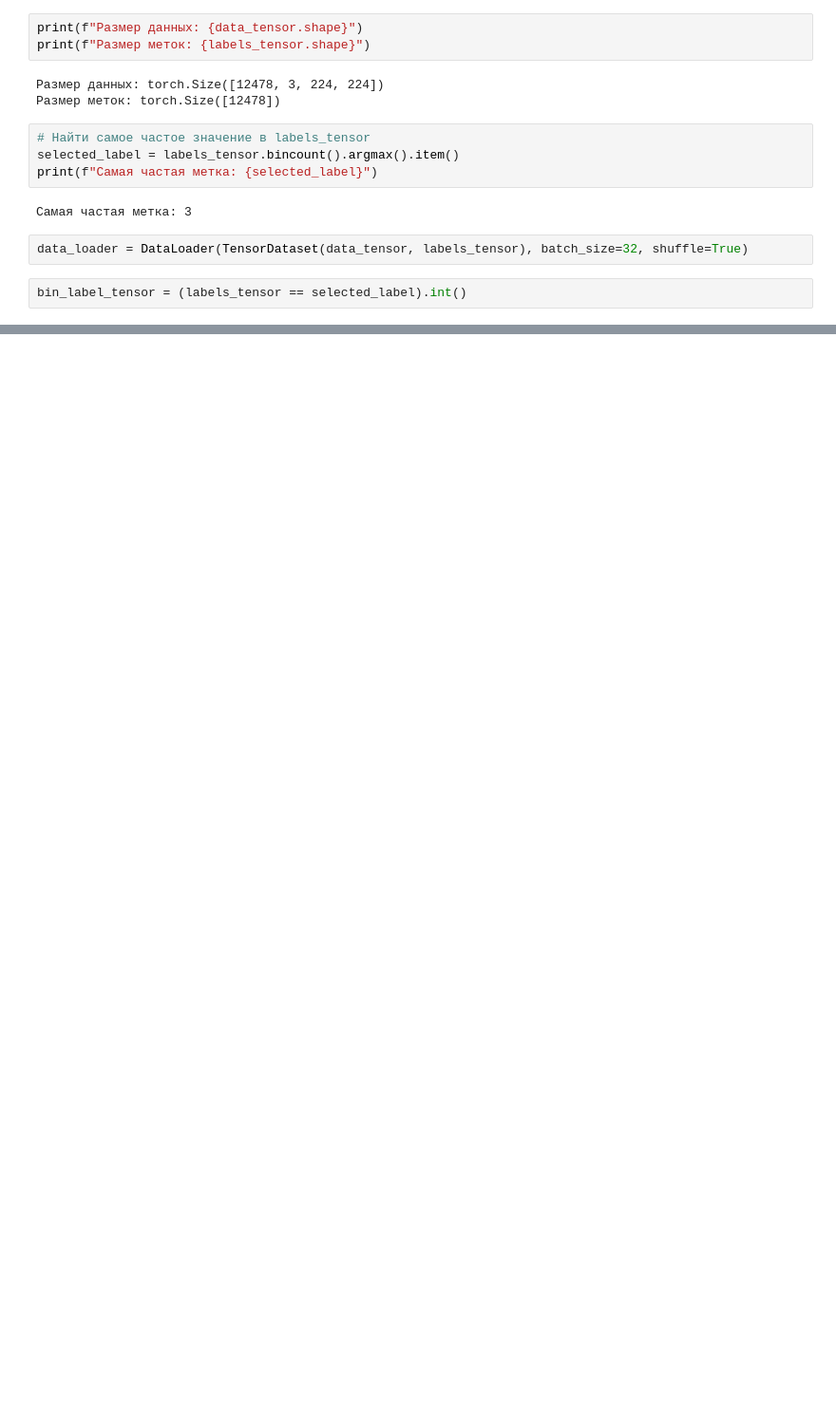
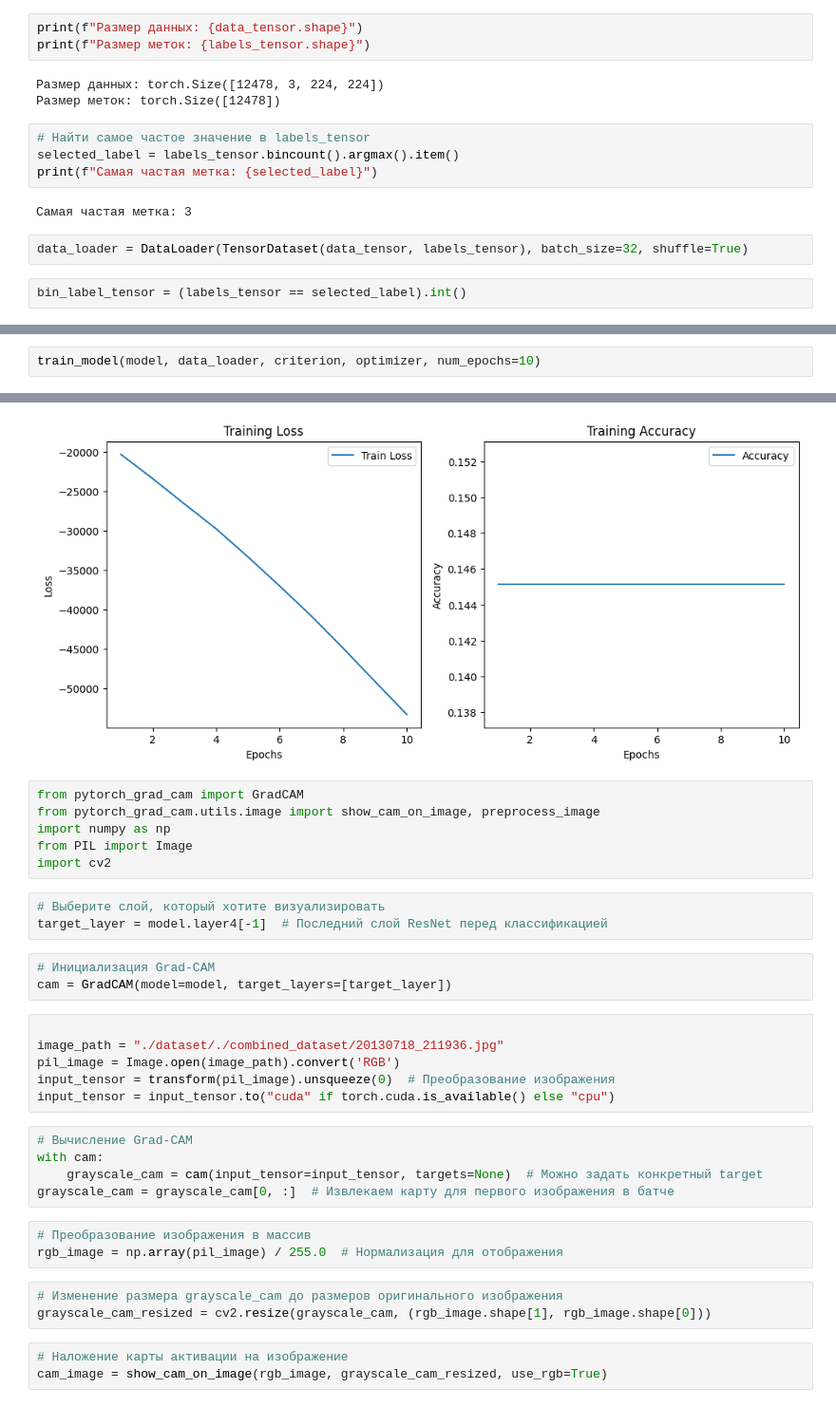
Before and after one commit to ark2016/AKG-course-work, a Jupyter notebook: experiment.ipynb, the cells around one changed output, grey strips where cells are left out. Shown at 95% size. Drawn from its saved outputs; the diff is of its cells as text; blank space fills up the shorter version.

```diff
--- a/experiment.ipynb
+++ b/experiment.ipynb
@@ -143,0 +230,3 @@ model = model.to("cuda" if torch.cuda.is_available() else "cpu")
+# %%
+train_model(model, data_loader, criterion, optimizer, num_epochs=10)
+# %% [output]
@@ -143,0 +243,33 @@ model = model.to("cuda" if torch.cuda.is_available() else "cpu")
+[figure, added]
+# %%
+from pytorch_grad_cam import GradCAM
+from pytorch_grad_cam.utils.image import show_cam_on_image, preprocess_image
+import numpy as np
+from PIL import Image
+import cv2
+# %%
+# Выберите слой, который хотите визуализировать
+target_layer = model.layer4[-1]  # Последний слой ResNet перед классификацией
+# %%
+# Инициализация Grad-CAM
+cam = GradCAM(model=model, target_layers=[target_layer])
+# %%
+
+image_path = "./dataset/./combined_dataset/20130718_211936.jpg"
+pil_image = Image.open(image_path).convert('RGB')
+input_tensor = transform(pil_image).unsqueeze(0)  # Преобразование изображения
+input_tensor = input_tensor.to("cuda" if torch.cuda.is_available() else "cpu")
+# %%
+# Вычисление Grad-CAM
+with cam:
+    grayscale_cam = cam(input_tensor=input_tensor, targets=None)  # Можно задать конкретный target
+grayscale_cam = grayscale_cam[0, :]  # Извлекаем карту для первого изображения в батче
+# %%
+# Преобразование изображения в массив
+rgb_image = np.array(pil_image) / 255.0  # Нормализация для отображения
+# %%
+# Изменение размера grayscale_cam до размеров оригинального изображения
+grayscale_cam_resized = cv2.resize(grayscale_cam, (rgb_image.shape[1], rgb_image.shape[0]))
+# %%
+# Наложение карты активации на изображение
+cam_image = show_cam_on_image(rgb_image, grayscale_cam_resized, use_rgb=True)
```
Also changed, not shown: parts of 10 cells of this notebook.
